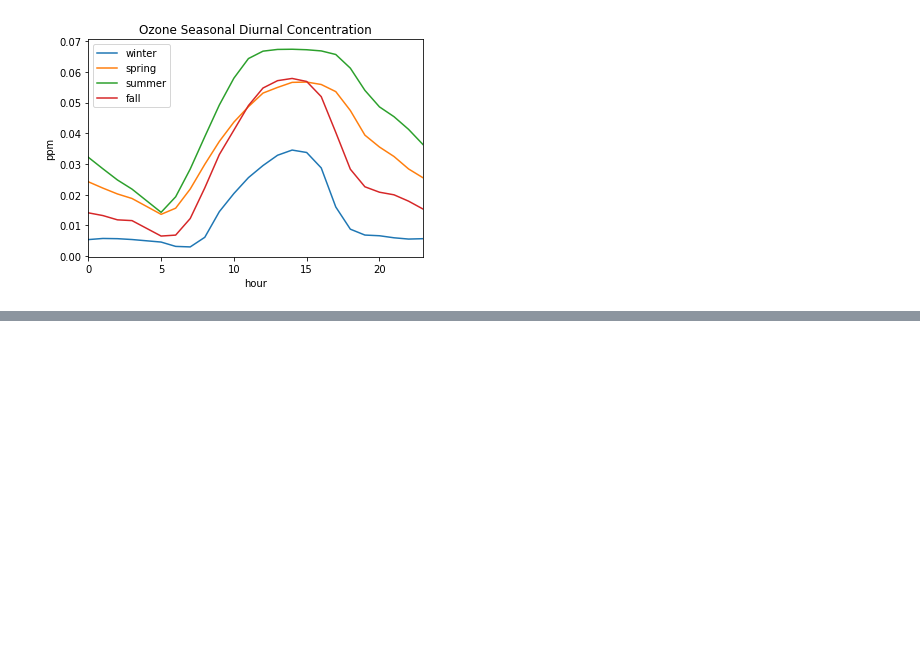
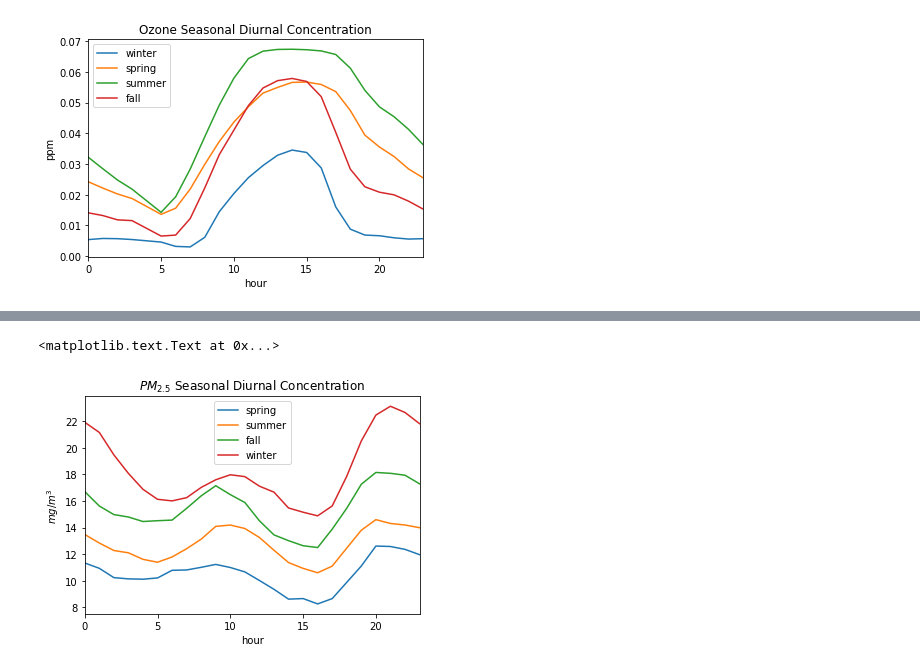
Before and after one commit to byronwasti/fresno-air-quality-data-analysis, a Jupyter notebook: Diurnal Plots.ipynb, the cells around one changed output, grey strips where cells are left out. Cells and saved outputs as stored; diff of their text form; code cells hidden in the pictures; blank space fills up the shorter version.

```diff
--- a/Diurnal Plots.ipynb
+++ b/Diurnal Plots.ipynb
@@ -141,0 +198,15 @@ fig.savefig("seasons_Ozone.svg")
+# %%
+fig = plt.figure()
+
+spring_hourly_pm25.plot()
+summer_hourly_pm25.plot()
+fall_hourly_pm25.plot()
+winter_hourly_pm25.plot()
+
+plt.legend(['spring', 'summer', 'fall', 'winter'])
+plt.title("$PM_{2.5}$ Seasonal Diurnal Concentration")
+plt.ylabel("$mg/m^3$")
+plt.xlabel("hour")
+# %% [output]
+<matplotlib.text.Text at 0x...>
+[figure, added]
```
Also changed, not shown: parts of 4 cells of this notebook, 5 other files.
